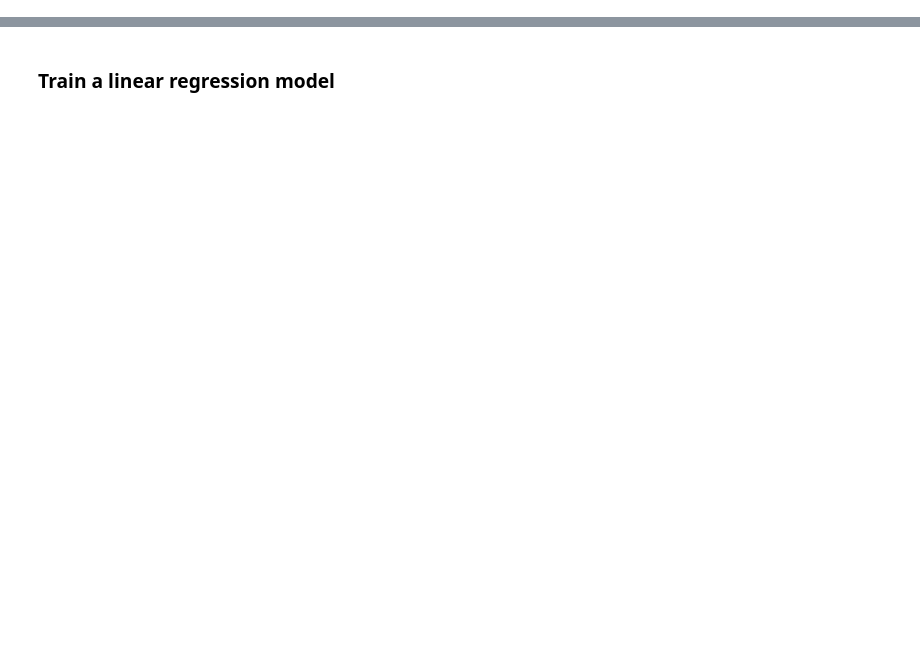
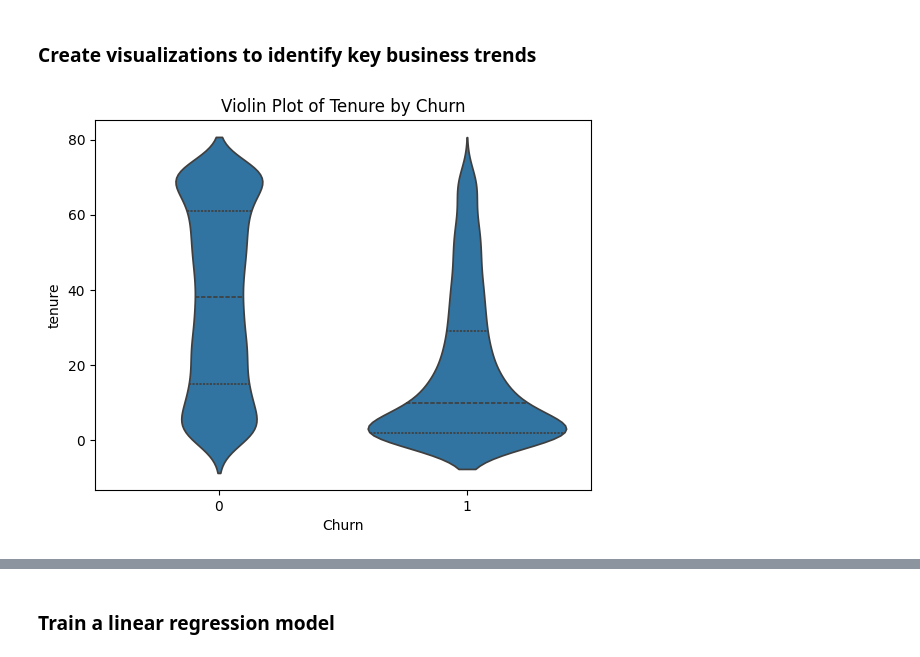
Before and after one commit to ismayc/oreilly-ml-for-data-analytics-with-python, a Jupyter notebook: exercises_solutions.ipynb, the cells around one changed output, grey strips where cells are left out. Cells and saved outputs as stored; diff of their text form; code cells hidden in the pictures; blank space fills up the shorter version.

```diff
--- a/exercises_solutions.ipynb
+++ b/exercises_solutions.ipynb
@@ -251,0 +79,3 @@ X_train, X_val, y_train, y_val = train_test_split(
+# %%
+# Load dataset
+telco_churn_raw = pd.read_csv('telco-customer-churn.csv')
@@ -251,0 +167,12 @@ X_train, X_val, y_train, y_val = train_test_split(
+# %%
+# Make a copy of the data to fix and clean
+telco_churn = telco_churn_raw.copy()
+
+# Handle missing values
+telco_churn['MonthlyCharges'] = telco_churn['MonthlyCharges']\
+  .fillna(telco_churn['MonthlyCharges']\
+  .median())
+telco_churn['AvgServiceUsageScore'] = telco_churn['AvgServiceUsageScore']\
+  .fillna(telco_churn['AvgServiceUsageScore']\
+  .median())
+telco_churn.info()
@@ -251,0 +197,4 @@ X_train, X_val, y_train, y_val = train_test_split(
+# %%
+# Standardize column formats (e.g., convert Yes/No to binary for a few columns)
+telco_churn['SeniorCitizen'] = telco_churn['SeniorCitizen'].astype('category')
+telco_churn['Churn'] = telco_churn['Churn'].map({'Yes': 1, 'No': 0})
@@ -251,0 +217,10 @@ X_train, X_val, y_train, y_val = train_test_split(
+# %% [markdown]
+### Create visualizations to identify key business trends
+# %%
+# Visualize distributions and relationships
+plt.clf()
+sns.violinplot(data=telco_churn, x='Churn', y='tenure', inner='quartile')
+plt.title('Violin Plot of Tenure by Churn')
+plt.show();
+# %% [output]
+[figure, added]
```
Also changed, not shown: parts of 118 cells of this notebook, 40 other files.
